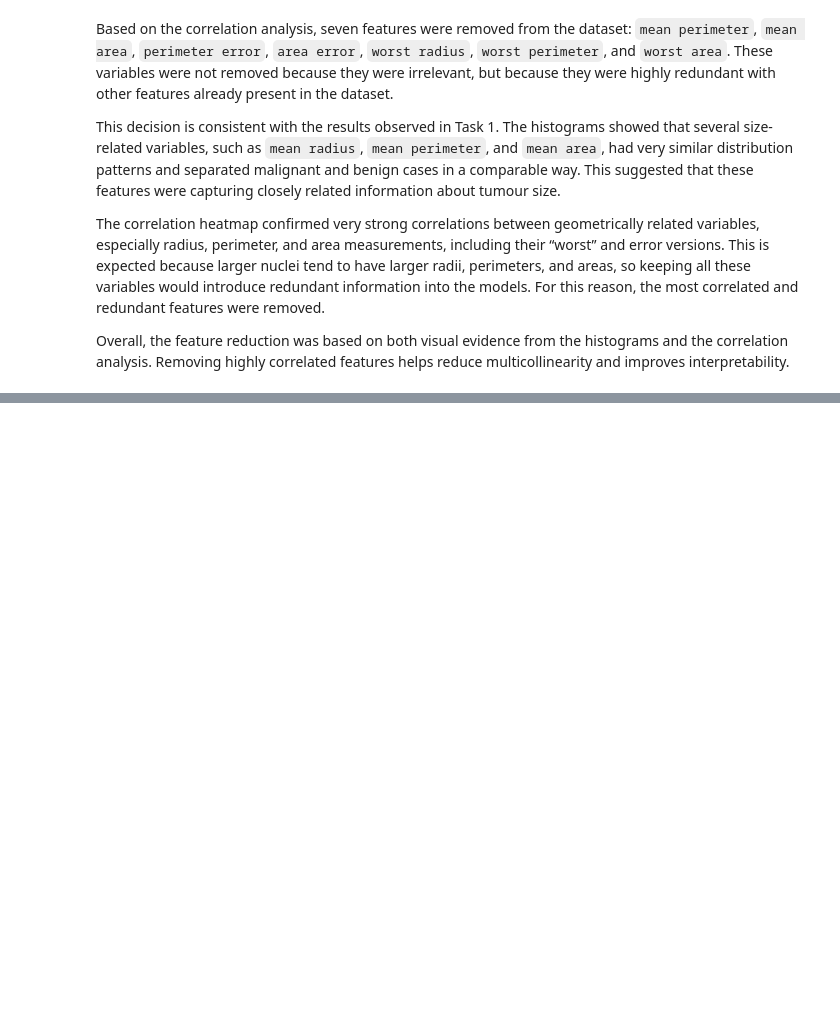
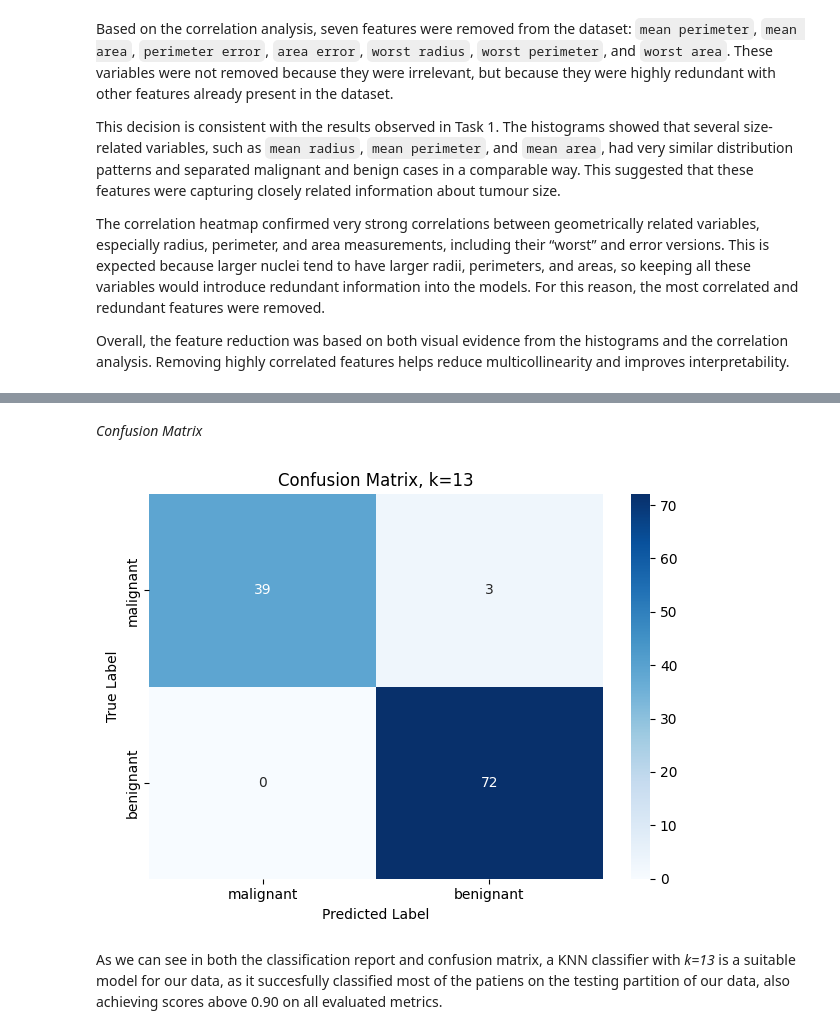
Before and after one commit to Juliagc22/A2-Machine-Learning, a Jupyter notebook: Team14_Supervised_Learning.ipynb, the cells around one changed output, grey strips where cells are left out. Cells and saved outputs as stored; diff of their text form; code cells hidden in the pictures; blank space fills up the shorter version.

```diff
--- a/Team14_Supervised_Learning.ipynb
+++ b/Team14_Supervised_Learning.ipynb
@@ -266,0 +334,4 @@ Overall, the feature reduction was based on both visual evidence from the histog
+# %%
+knn13 = KNeighborsClassifier(n_neighbors=13)
+knn13.fit(X_train_reduced, y_train)
+y_pred13= knn13.predict(X_test_reduced)
@@ -266,0 +351,19 @@ Overall, the feature reduction was based on both visual evidence from the histog
+# %% [markdown]
+*Confusion Matrix*
+# %%
+cm_df = pd.DataFrame(confusion_matrix(y_test, y_pred13), index=['malignant','benignant'], columns=['malignant','benignant'])
+sns.heatmap(
+    cm_df,
+    annot=True,
+    fmt='d',
+    cmap='Blues'
+)
+plt.title('Confusion Matrix, k=13')
+plt.xlabel('Predicted Label')
+plt.ylabel('True Label')
+plt.tight_layout()
+plt.show()
+# %% [output]
+[figure, added]
+# %% [markdown]
+As we can see in both the classification report and confusion matrix, a KNN classifier with *k=13* is a suitable model for our data, as it succesfully classified most of the patiens on the testing partition of our data, also achieving scores above 0.90 on all evaluated metrics.
```
Also changed, not shown: parts of 17 cells of this notebook.
